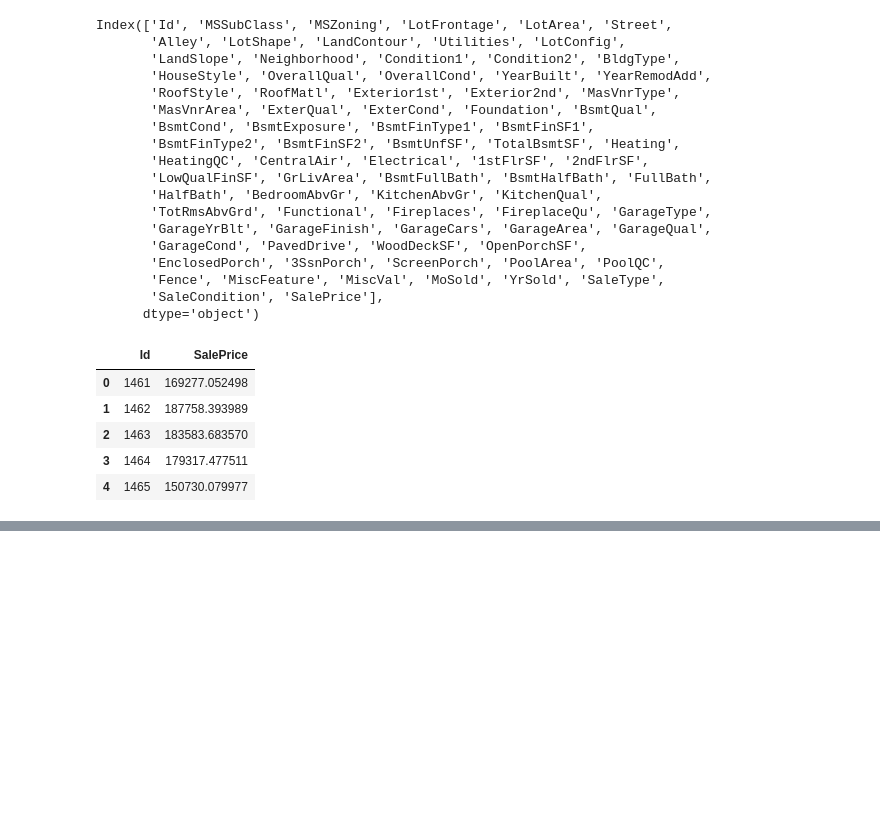
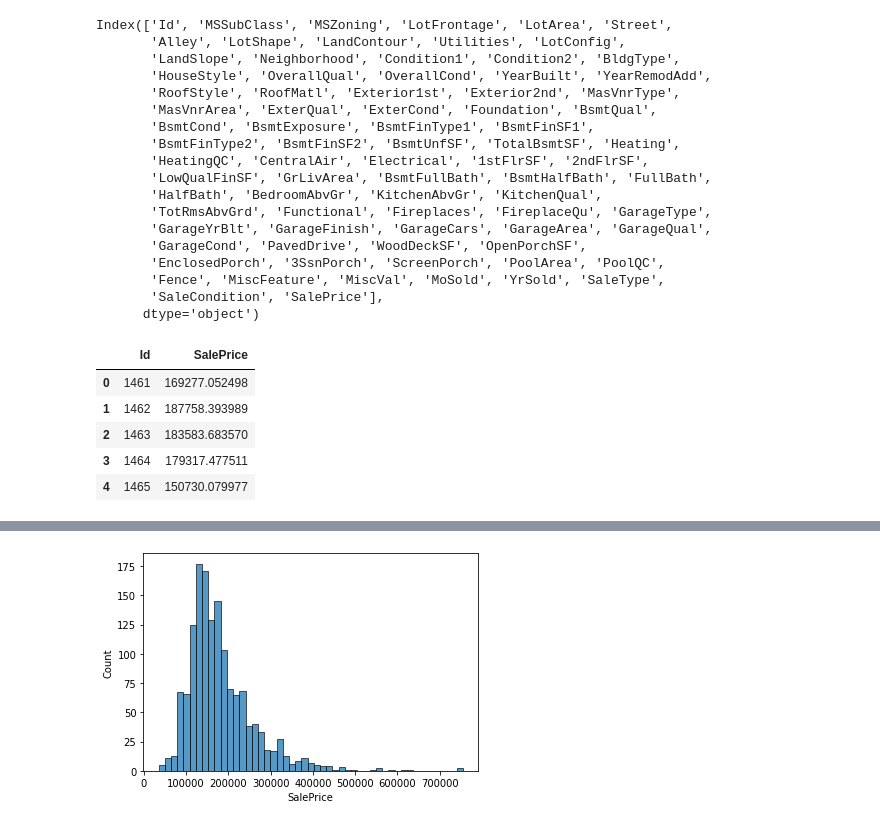
Before and after one commit to team-ida-winx-enchantix/house-price-regression, a Jupyter notebook: srcs/baseline.ipynb, the cells around one changed output, grey strips where cells are left out. Cells and saved outputs as stored; diff of their text form; code cells hidden in the pictures; blank space fills up the shorter version.

```diff
--- a/srcs/baseline.ipynb
+++ b/srcs/baseline.ipynb
@@ -91,0 +183,4 @@ sample_submission.head()
+# %%
+fig = sns.histplot(train_df['SalePrice'])
+# %% [output]
+[figure, added]
```
Also changed, not shown: parts of 25 cells of this notebook.
